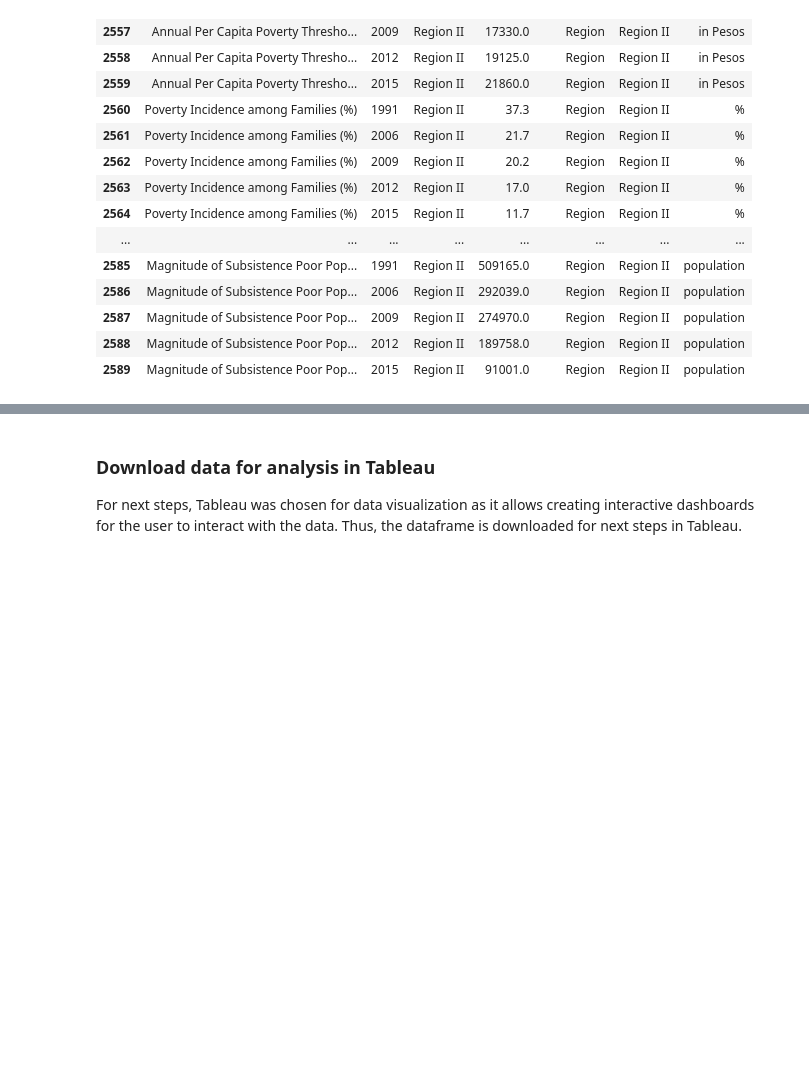
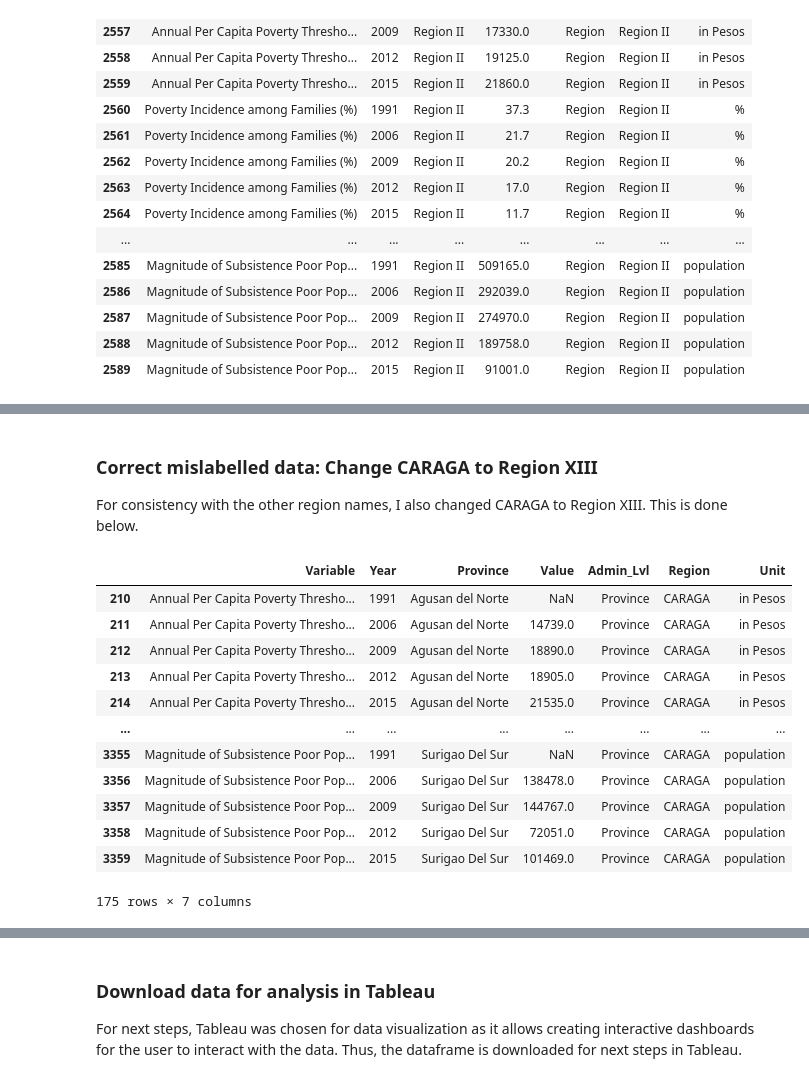
Before and after one commit to IrishMorales/ph-poverty-statistics, a Jupyter notebook: ph-poverty-statistics.ipynb, the cells around one changed output, grey strips where cells are left out. Saved outputs shown, nothing was run; the diff lists cells and outputs as text; code cells hidden in the pictures; blank space fills up the shorter version.

```diff
--- a/ph-poverty-statistics.ipynb
+++ b/ph-poverty-statistics.ipynb
@@ -603,0 +646,20 @@ df.loc[mislabelled.index]
+# %% [markdown]
+### Correct mislabelled data: Change CARAGA to Region XIII
+For consistency with the other region names, I also changed CARAGA to Region XIII. This is done below.
+# %%
+# Check for rows to change
+df.query('Region == "CARAGA"')
+# %% [output]
+|  | Variable | Year | Province | Value | Admin_Lvl | Region | Unit |
+| 210 | Annual Per Capita Poverty Thresho... | 1991 | Agusan del Norte | NaN | Province | CARAGA | in Pesos |
+| 211 | Annual Per Capita Poverty Thresho... | 2006 | Agusan del Norte | 14739.0 | Province | CARAGA | in Pesos |
+| 212 | Annual Per Capita Poverty Thresho... | 2009 | Agusan del Norte | 18890.0 | Province | CARAGA | in Pesos |
+| 213 | Annual Per Capita Poverty Thresho... | 2012 | Agusan del Norte | 18905.0 | Province | CARAGA | in Pesos |
+| 214 | Annual Per Capita Poverty Thresho... | 2015 | Agusan del Norte | 21535.0 | Province | CARAGA | in Pesos |
+| ... | ... | ... | ... | ... | ... | ... | ... |
+| 3355 | Magnitude of Subsistence Poor Pop... | 1991 | Surigao Del Sur | NaN | Province | CARAGA | population |
+| 3356 | Magnitude of Subsistence Poor Pop... | 2006 | Surigao Del Sur | 138478.0 | Province | CARAGA | population |
+| 3357 | Magnitude of Subsistence Poor Pop... | 2009 | Surigao Del Sur | 144767.0 | Province | CARAGA | population |
+| 3358 | Magnitude of Subsistence Poor Pop... | 2012 | Surigao Del Sur | 72051.0 | Province | CARAGA | population |
+| 3359 | Magnitude of Subsistence Poor Pop... | 2015 | Surigao Del Sur | 101469.0 | Province | CARAGA | population |
+175 rows × 7 columns
```
Also changed, not shown: parts of 45 cells of this notebook, 4 other files.
